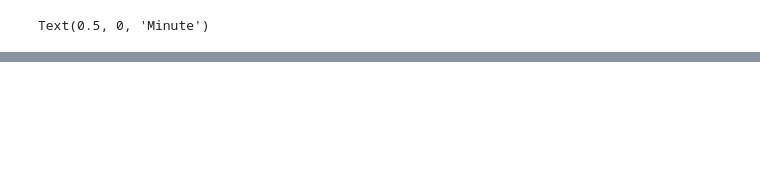
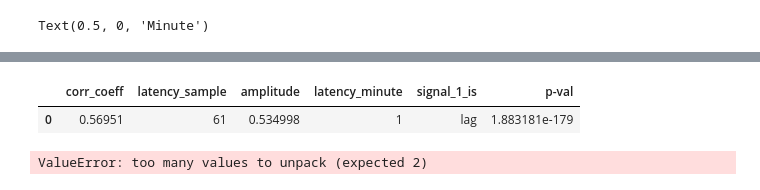
Before and after one commit to raffaelemazziotti/thermal_labeler, a Jupyter notebook: analysis_pd.ipynb, the cells around one changed output, grey strips where cells are left out. Cells and saved outputs as stored; diff of their text form; code cells hidden in the pictures; blank space fills up the shorter version.

Commit message:
xcorr

```diff
--- a/analysis_pd.ipynb
+++ b/analysis_pd.ipynb
@@ -165,7 +165,7 @@ isDay = pd.concat(isDay,axis=1).mean(axis=1)
 motion = pd.DataFrame.from_dict(motion)
 temperature = pd.DataFrame.from_dict(temperature,)
 # %%
-fig,ax = plt.subplots(2,1,sharex=True)
+fig,ax = plt.subplots(2,1,sharex=True, figsize=(7,4))
 plot_avg( temperature.xs('KO',level=0,axis=1), isDay,color='m',ax=ax[0])
 plot_avg( temperature.xs('WT',level=0,axis=1), isDay,color='c',ax=ax[0])
 ax[0].set_ylabel('Temperature from RT \n[Degree]')
@@ -233,0 +266,11 @@ class Periodogram:
+# %%
+
+chi = 'WT_74'
+cc = CrossCorrelation(temperature[chi.split('_')[0]][chi], motion[chi.split('_')[0]][chi],60)
+fig,ax = plt.subplots()
+ax.plot(cc.latencies ,cc.cross_correlation)
+ax.plot(cc.latencies ,cc.per_xcorr_avg)
+ax.axvline(0,color='k')
+ax.plot(cc.summary['latency_minute'],cc.summary['amplitude'],'sr')
+cc.summary
+# %% [output]
@@ -233,0 +279,12 @@ class Periodogram:
+|  | corr_coeff | latency_sample | amplitude | latency_minute | signal_1_is | p-val |
+| 0 | 0.56951 | 61 | 0.534998 | 1 | lag | 1.883181e-179 |
+# %%
+cc,lat = cross_correlation(sig1, sig2, 50)
+
+fig,ax = plt.subplots(2,1)
+ax[0].plot(t,sig1,'r')
+ax[0].plot(t,sig2,'g')
+ax[1].plot(lat,cc,'r')
+ax[1].axvline(0,color='k')
+# %% [output]
+ValueError: too many values to unpack (expected 2)
```
Also changed, not shown: parts of 9 cells of this notebook, 1 other file.
